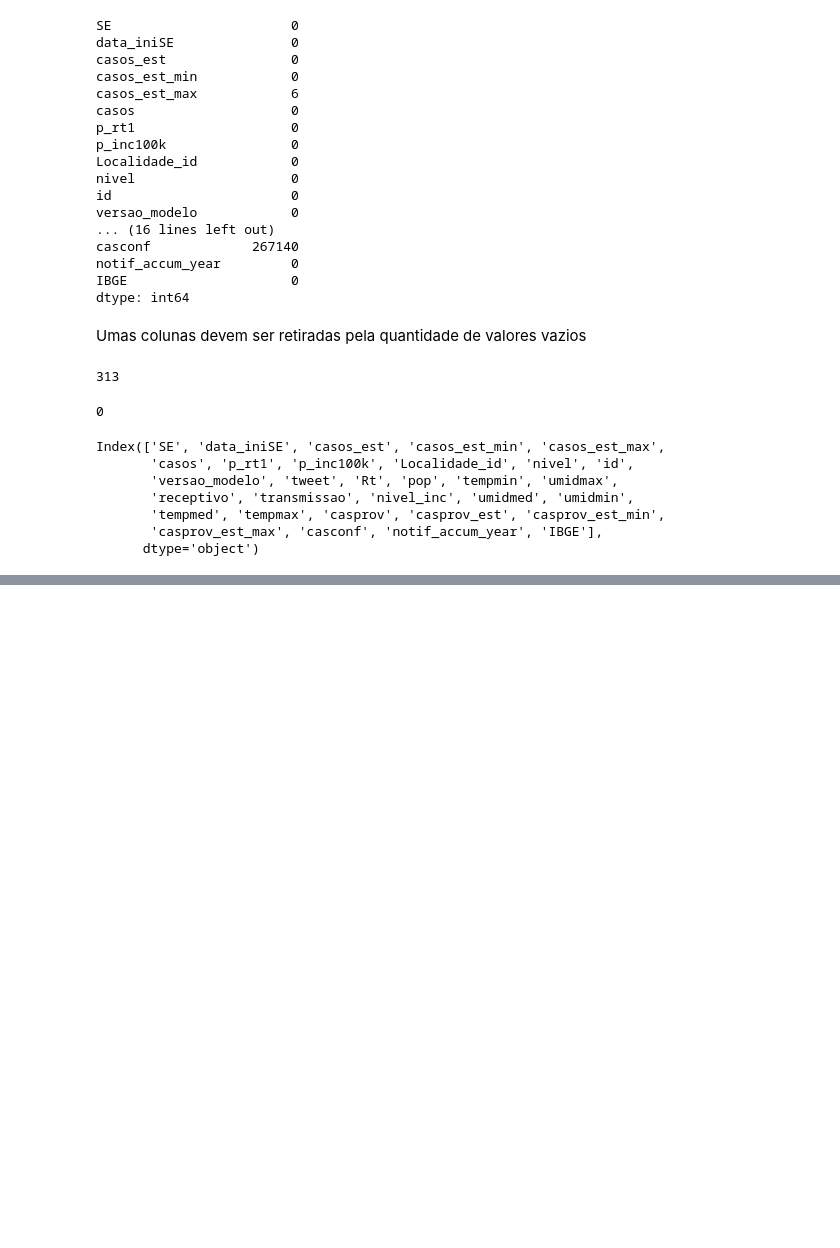
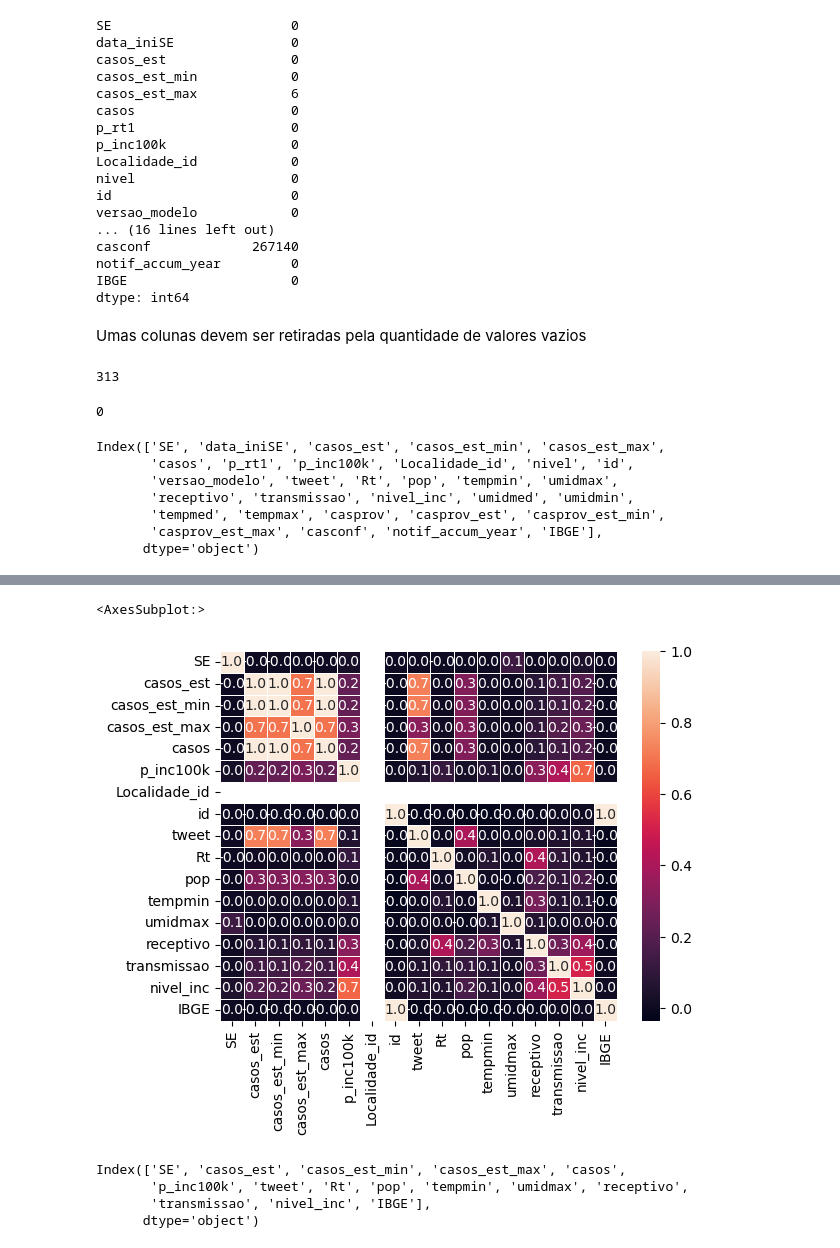
Before and after one commit to Aleomar15/TCC_Project, a Jupyter notebook: Untitled1.ipynb, the cells around one changed output, grey strips where cells are left out. Saved outputs shown, nothing was run; the diff lists cells and outputs as text; code cells hidden in the pictures; blank space fills up the shorter version.

```diff
--- a/Untitled1.ipynb
+++ b/Untitled1.ipynb
@@ -78,7 +78,7 @@ Index(['SE', 'data_iniSE', 'casos_est', 'casos_est_min', 'casos_est_max',
       dtype='object')
 # %%
 #Excluindo objetos
-df.drop('data_iniSE',axis=1, inplace=True)
+df.drop(['data_iniSE','versao_modelo'],axis=1, inplace=True)
 #Excluindo colunas nulas
 df.drop(['umidmed', 'umidmin',
        'tempmed', 'tempmax', 'casprov', 'casprov_est', 'casprov_est_min',
@@ -128,3 +128,4 @@ IBGE                0
 dtype: int64
 # %%
 #Retirando colunas que iram ocasionar vicios
+df.drop(['notif_accum_year','p_rt1','nivel'],axis=1, inplace=True)
@@ -130,0 +162,10 @@ dtype: int64
+# %%
+correlation = df.corr()
+# %%
+# plot da matriz de correlação
+
+plot = sn.heatmap(correlation, annot = True, fmt=".1f", linewidths=.6)
+plot
+# %% [output]
+<AxesSubplot:>
+[figure, added]
@@ -130,0 +175,7 @@ dtype: int64
+# %%
+df.columns
+# %% [output]
+Index(['SE', 'casos_est', 'casos_est_min', 'casos_est_max', 'casos',
+       'p_inc100k', 'tweet', 'Rt', 'pop', 'tempmin', 'umidmax', 'receptivo',
+       'transmissao', 'nivel_inc', 'IBGE'],
+      dtype='object')
```
Also changed, not shown: parts of 7 cells of this notebook.
